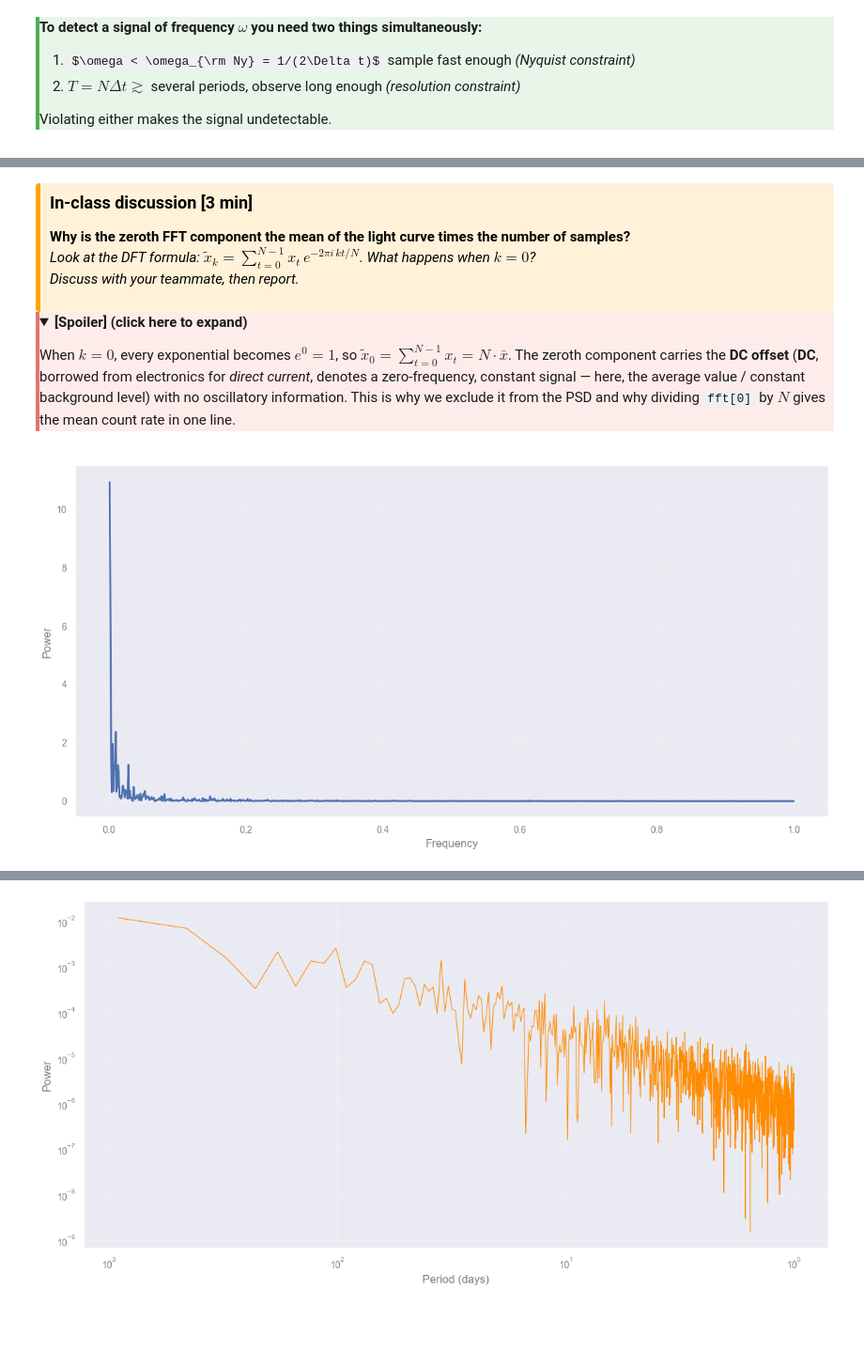
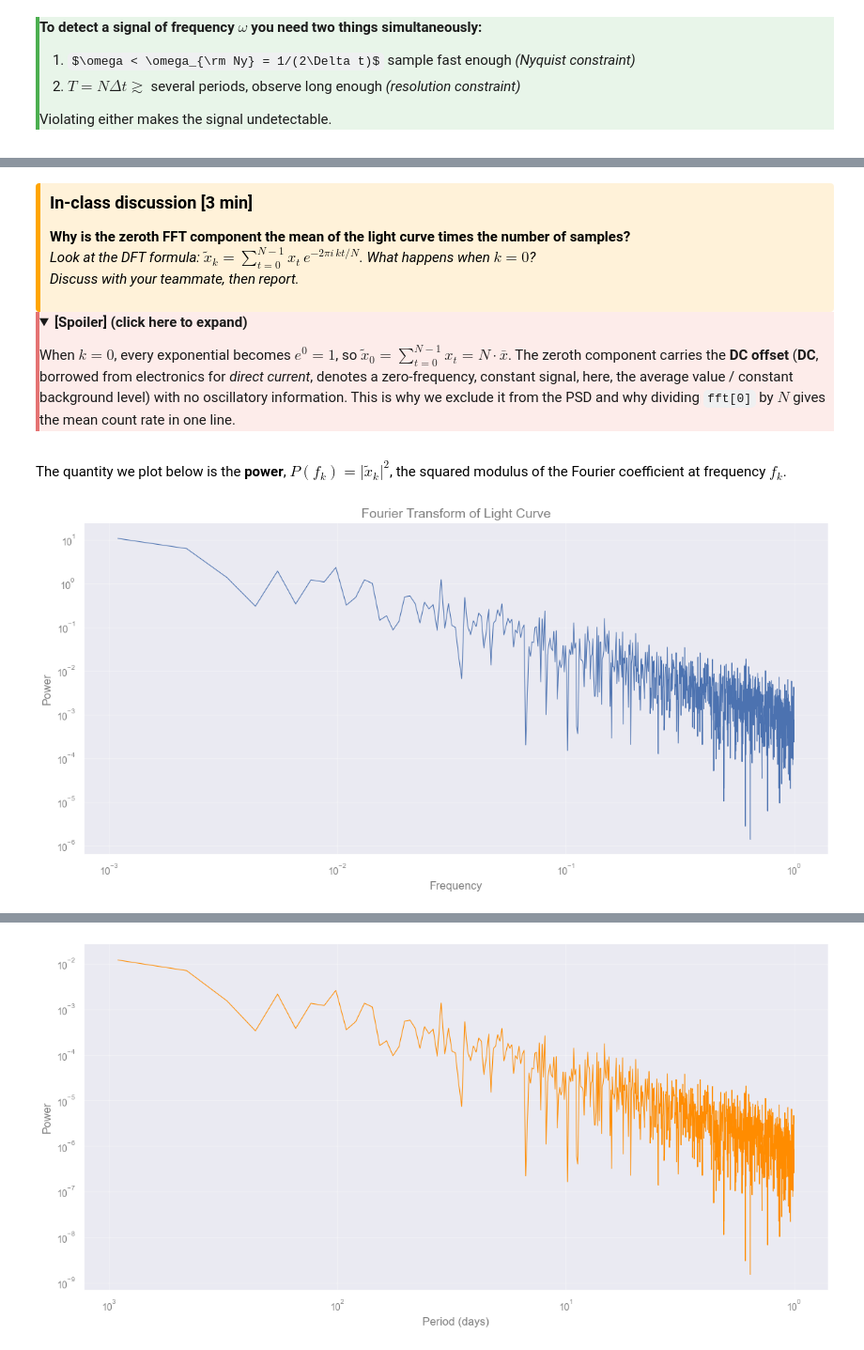
Before and after one commit to AstroStat-Academy/astrostat-school-7, a Jupyter notebook: Time_Series/Time_Series.ipynb, the cells around one changed output, grey strips where cells are left out. Shown at 94% size. Saved outputs shown, nothing was run; the diff lists cells and outputs as text; code cells hidden in the pictures; folded sections open; some formulas as TeX source; blank space fills up the shorter version.

```diff
--- a/Time_Series/Time_Series.ipynb
+++ b/Time_Series/Time_Series.ipynb
@@ -397,7 +429,7 @@ def check_sampling(
         gaps=gaps,
     )
 # %%
-result = check_sampling(df_lc["time_days"].values)
+result = check_sampling(df_lc["time_days"].values, min_gap=30)
 print(result)
 # %% [output]
 Sampling: UNIFORM
@@ -493,27 +516,29 @@ _Discuss with your teammate, then report._
 
 <b><summary>[Spoiler] (click here to expand)</summary></b>
 
-When $k = 0$, every exponential becomes $e^0 = 1$, so $\tilde{x}_0 = \sum_{t=0}^{N-1} x_t = N \cdot \bar{x}$. The zeroth component carries the **DC offset** (**DC**, borrowed from electronics for *direct current*, denotes a zero-frequency, constant signal — here, the average value / constant background level) with no oscillatory information. This is why we exclude it from the PSD and why dividing `fft[0]` by $N$ gives the mean count rate in one line.
+When $k = 0$, every exponential becomes $e^0 = 1$, so $\tilde{x}_0 = \sum_{t=0}^{N-1} x_t = N \cdot \bar{x}$. The zeroth component carries the **DC offset** (**DC**, borrowed from electronics for *direct current*, denotes a zero-frequency, constant signal, here, the average value / constant background level) with no oscillatory information. This is why we exclude it from the PSD and why dividing `fft[0]` by $N$ gives the mean count rate in one line.
 
 </details>
 </div>
+# %% [markdown]
+The quantity we plot below is the **power**, $P(f_k) = |\tilde{x}_k|^2$, the squared modulus of the Fourier coefficient at frequency $f_k$.
+ <!-- Since $\tilde{x}_k$ is complex and encodes both the amplitude and the phase of the oscillation at $f_k$, squaring its modulus removes the phase and leaves a real, non-negative number.
+ That number tells you how much variance in the light curve is carried by frequency $f_k$: a large power means that oscillation contributes strongly to the signal. -->
 # %%
 # plot the fourier transform power as a function of the frequency, ignoring the zeroth component
 
 plt.figure(figsize=(12, 6))
 
-plt.plot(freqs[1:], np.abs(fft)[1:]**2)
+plt.loglog(freqs[1:], np.abs(fft)[1:]**2, lw=0.8)
 
 # Make plot pretty
 plt.xlabel('Frequency')
 plt.ylabel('Power')
-
-# #Zeroth frequency component is the mean of the signal, so we can ignore it
-# plt.axvline(x=0, color='r', linestyle='--', label='Mean of the signal')
+plt.title('Fourier Transform of Light Curve')
 
 plt.show()
 # %% [output]
-[figure, old version]
+[figure, new version]
 # %% [markdown]
 ## Power spectrum density (PSD)
 
```
Also changed, not shown: parts of 30 cells of this notebook, 1 other file.
